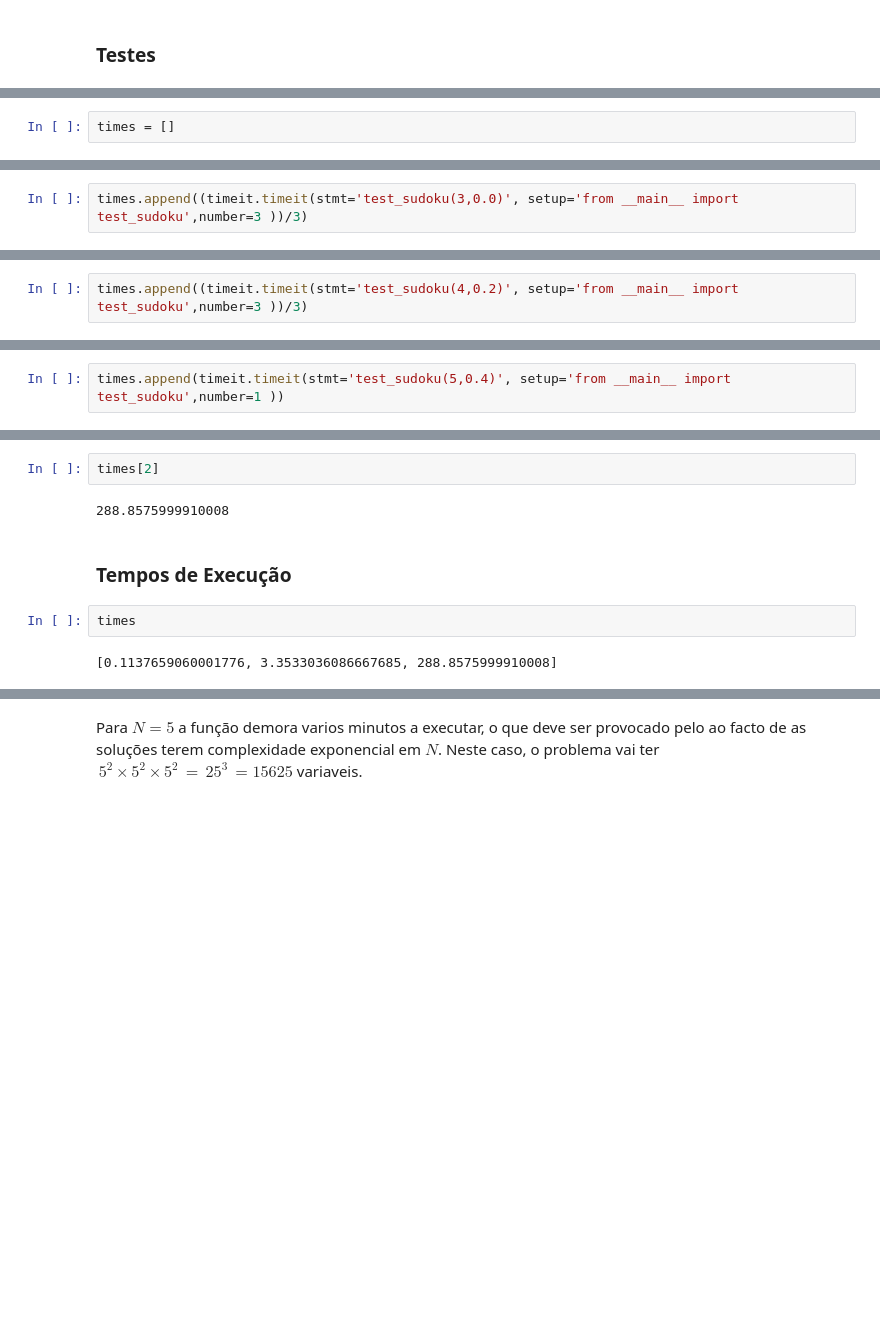
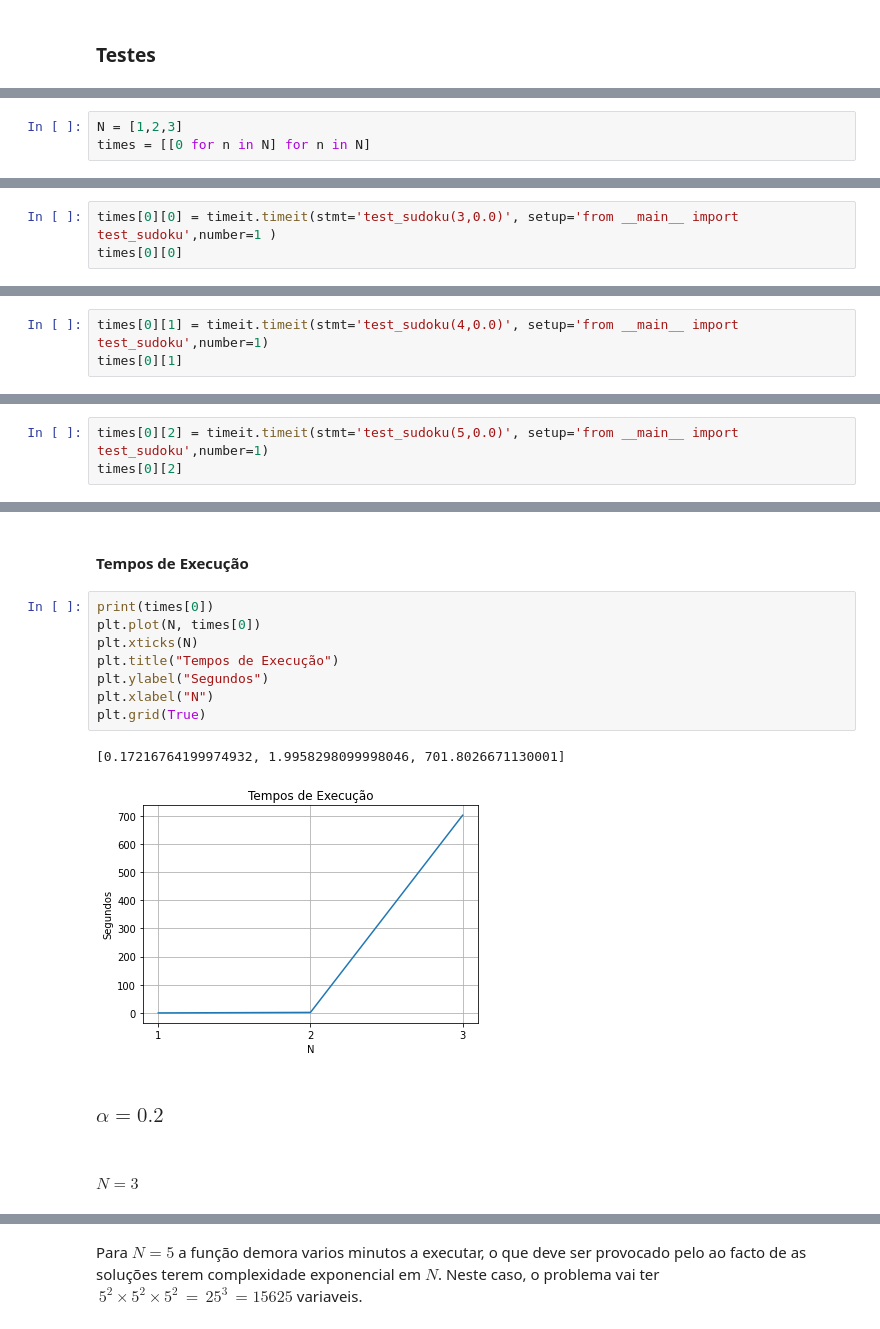
Before and after one commit to zoisper/LC-Projeto, a Jupyter notebook: 1/sudoku.ipynb, the cells around one changed output, grey strips where cells are left out. Cells and saved outputs as stored; diff of their text form; blank space fills up the shorter version.

```diff
--- a/1/sudoku.ipynb
+++ b/1/sudoku.ipynb
@@ -291,3 +298,4 @@ def test_sudoku(N, alpha):
 # %%
-times = []
+N = [1,2,3]
+times = [[0 for n in N] for n in N]
 # %% [markdown]
@@ -295,3 +305,4 @@ times = []
 # %%
-times.append((timeit.timeit(stmt='test_sudoku(3,0.0)', setup='from __main__ import test_sudoku',number=3 ))/3)
+times[0][0] = timeit.timeit(stmt='test_sudoku(3,0.0)', setup='from __main__ import test_sudoku',number=1 )
+times[0][0]
 # %% [output]
@@ -321,3 +329,4 @@ times[0]
 # %%
-times.append((timeit.timeit(stmt='test_sudoku(4,0.2)', setup='from __main__ import test_sudoku',number=3 ))/3)
+times[0][1] = timeit.timeit(stmt='test_sudoku(4,0.0)', setup='from __main__ import test_sudoku',number=1)
+times[0][1]
 # %% [output]
@@ -347,3 +353,4 @@ times[1]
 # %%
-times.append(timeit.timeit(stmt='test_sudoku(5,0.4)', setup='from __main__ import test_sudoku',number=1 ))
+times[0][2] = timeit.timeit(stmt='test_sudoku(5,0.0)', setup='from __main__ import test_sudoku',number=1)
+times[0][2]
 # %% [output]
@@ -367,10 +375,17 @@ times.append(timeit.timeit(stmt='test_sudoku(5,0.4)', setup='from __main__ impor
-# %%
-times[2]
-# %% [output]
-288.8575999910008
 # %% [markdown]
-### Tempos de Execução
+#### Tempos de Execução
 # %%
-times
+print(times[0])
+plt.plot(N, times[0])
+plt.xticks(N)
+plt.title("Tempos de Execução")
+plt.ylabel("Segundos")
+plt.xlabel("N")
+plt.grid(True)
 # %% [output]
-[0.1137659060001776, 3.3533036086667685, 288.8575999910008]
+[0.17216764199974932, 1.9958298099998046, 701.8026671130001]
+[figure, added]
+# %% [markdown]
+### $\alpha = 0.2$
+# %% [markdown]
+#### $N = 3$
```
Also changed, not shown: parts of 39 cells of this notebook.
